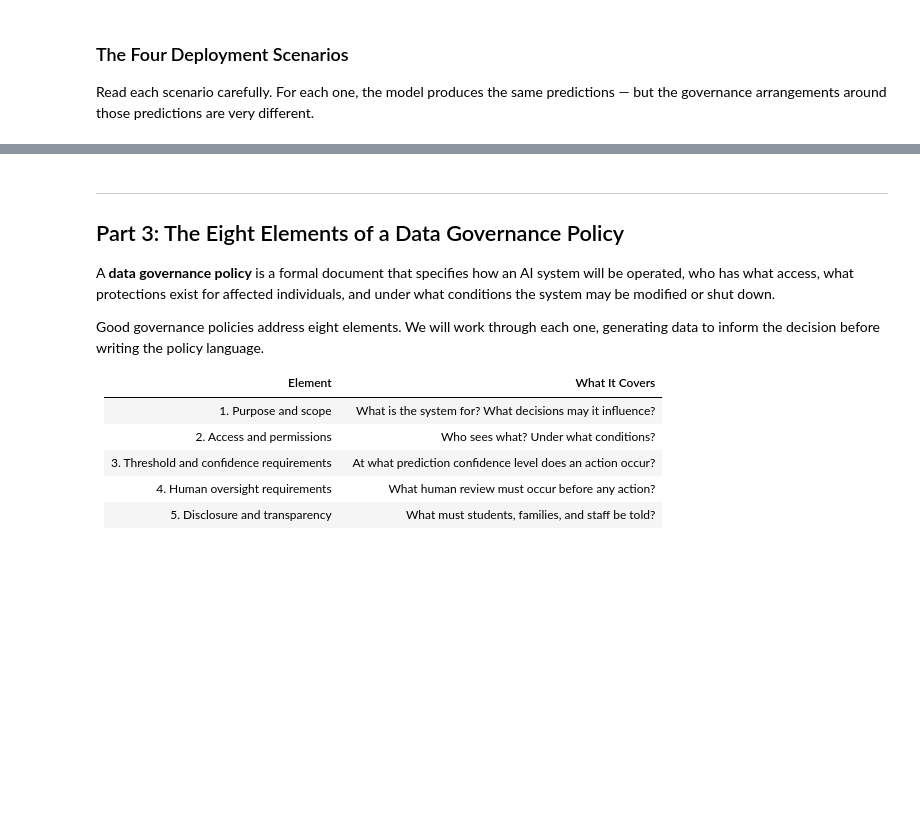
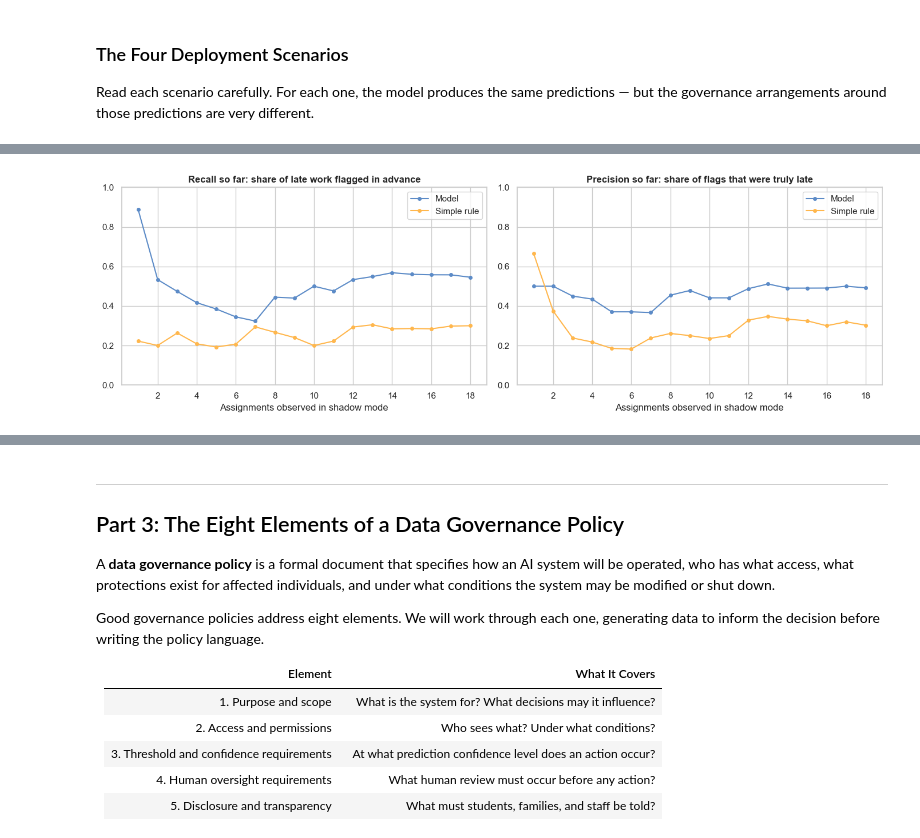
Before and after one commit to danielgoddu-lang/HSC-CIAI-Course-Part-1, a Jupyter notebook: Part 1/Final Project/class_09_10_governance.ipynb, the cells around one changed output, grey strips where cells are left out. Drawn from its saved outputs; the diff is of its cells as text; code cells hidden in the pictures; blank space fills up the shorter version.

```diff
--- a/Part 1/Final Project/class_09_10_governance.ipynb
+++ b/Part 1/Final Project/class_09_10_governance.ipynb
@@ -297,0 +471,94 @@ Rank the four scenarios from most to least acceptable, and explain your reasonin
+# %%
+# Shadow mode simulation: train on the past, silently predict the future
+SHADOW_THRESHOLD = 0.70   # same flag threshold as Scenarios B and C
+TRAIN_FRACTION   = 0.60   # first 60% of assignment dates = training period
+
+# ── 1. Split by time, not at random ───────────────────────────────────
+shadow_df = df.sort_values(['date_assigned', 'assignment_id']).copy()
+
+# Simple rule: was this student late on their PREVIOUS assignment?
+shadow_df['prev_late'] = (
+    shadow_df.groupby('student_id')['completed_on_time']
+             .shift(1).eq(0).astype(int)        # first assignment -> not flagged
+)
+
+dates  = np.sort(shadow_df['date_assigned'].unique())
+cutoff = dates[int(len(dates) * TRAIN_FRACTION)]
+train_period  = shadow_df[shadow_df['date_assigned'] <  cutoff]
+shadow_period = shadow_df[shadow_df['date_assigned'] >= cutoff].copy()
+
+# ── 2. Train only on the past ─────────────────────────────────────────
+shadow_scaler = StandardScaler()
+shadow_model  = LogisticRegression(random_state=42, max_iter=1000)
+shadow_model.fit(shadow_scaler.fit_transform(train_period[FULL_FEATURES]),
+                 train_period[TARGET])
+
+# ── 3. Predict silently; log flags, take no action ────────────────────
+shadow_period['prob_on_time'] = shadow_model.predict_proba(
+    shadow_scaler.transform(shadow_period[FULL_FEATURES]))[:, 1]
+shadow_period['model_flag'] = (shadow_period['prob_on_time'] < SHADOW_THRESHOLD).astype(int)
+shadow_period['rule_flag']  = shadow_period['prev_late']
+shadow_period['was_late']   = (shadow_period[TARGET] == 0).astype(int)
+
+print(f'Training period: {len(train_period)} records, before {pd.Timestamp(cutoff).date()}')
+print(f'Shadow period:   {len(shadow_period)} records '
+      f'({shadow_period["assignment_id"].nunique()} assignments), predictions logged only')
+print()
+
+# ── 4. Review after grading: hits, false alarms, misses ───────────────
+def tally(flag, late):
+    hits   = int(((flag == 1) & (late == 1)).sum())
+    false_ = int(((flag == 1) & (late == 0)).sum())
+    misses = int(((flag == 0) & (late == 1)).sum())
+    precision = hits / (hits + false_) if hits + false_ else 0
+    recall    = hits / (hits + misses) if hits + misses else 0
+    return hits, false_, misses, precision, recall
+
+print(f'{"Method":<32} {"Flagged":>8} {"Hits":>6} {"False alarms":>13} {"Misses":>7} '
+      f'{"Precision":>10} {"Recall":>7}')
+print('-' * 88)
+summary = {}
+for label, col in [(f'Model (prob < {SHADOW_THRESHOLD:.2f})', 'model_flag'),
+                   ('Simple rule (late last time)', 'rule_flag')]:
+    h, f, m, p, r = tally(shadow_period[col], shadow_period['was_late'])
+    summary[label] = (p, r)
+    print(f'{label:<32} {h + f:>8} {h:>6} {f:>13} {m:>7} {p:>10.1%} {r:>7.1%}')
+
+# ── 5. Watch it assignment by assignment, the way a teacher would ─────
+order = (shadow_period.groupby('assignment_id')['date_assigned'].min()
+                      .sort_values().index)
+cum = {'model_flag': [], 'rule_flag': []}
+running = shadow_period.iloc[0:0]
+for a in order:
+    running = pd.concat([running, shadow_period[shadow_period['assignment_id'] == a]])
+    for col in cum:
+        cum[col].append(tally(running[col], running['was_late'])[3:])   # (precision, recall)
+
+fig, axes = plt.subplots(1, 2, figsize=(14, 4.5))
+x = np.arange(1, len(order) + 1)
+for col, label, color in [('model_flag', 'Model', '#5C8BC7'),
+                          ('rule_flag', 'Simple rule', '#FFB74D')]:
+    axes[0].plot(x, [r for _, r in cum[col]], 'o-', color=color, label=label, markersize=4)
+    axes[1].plot(x, [p for p, _ in cum[col]], 'o-', color=color, label=label, markersize=4)
+axes[0].set_title('Recall so far: share of late work flagged in advance', fontweight='bold')
+axes[1].set_title('Precision so far: share of flags that were truly late', fontweight='bold')
+for ax in axes:
+    ax.set_xlabel('Assignments observed in shadow mode')
+    ax.set_ylim(0, 1)
+    ax.xaxis.set_major_locator(plt.MaxNLocator(integer=True))
+    ax.legend()
+plt.tight_layout()
+plt.show()
+
+# ── 6. The go / no-go question ────────────────────────────────────────
+(model_p, model_r), (rule_p, rule_r) = summary.values()
+print('Go / no-go check (example criteria; your policy may set different ones):')
+print(f'  Model catches more late work than the simple rule?  '
+      f'{"Yes" if model_r > rule_r else "No"}  ({model_r:.0%} vs {rule_r:.0%})')
+print(f'  Model flags are at least as reliable as the rule?   '
+      f'{"Yes" if model_p >= rule_p else "No"}  ({model_p:.0%} vs {rule_p:.0%})')
+if model_r > rule_r and model_p >= rule_p:
+    print('  -> The model has earned a cautious next step, such as Scenario A or C.')
+else:
+    print('  -> The model has not beaten a rule any teacher could apply by hand.')
+# %% [output]
@@ -297,0 +572 @@ Rank the four scenarios from most to least acceptable, and explain your reasonin
+[figure, added]
```
Also changed, not shown: parts of 43 cells of this notebook, 2 other files.
